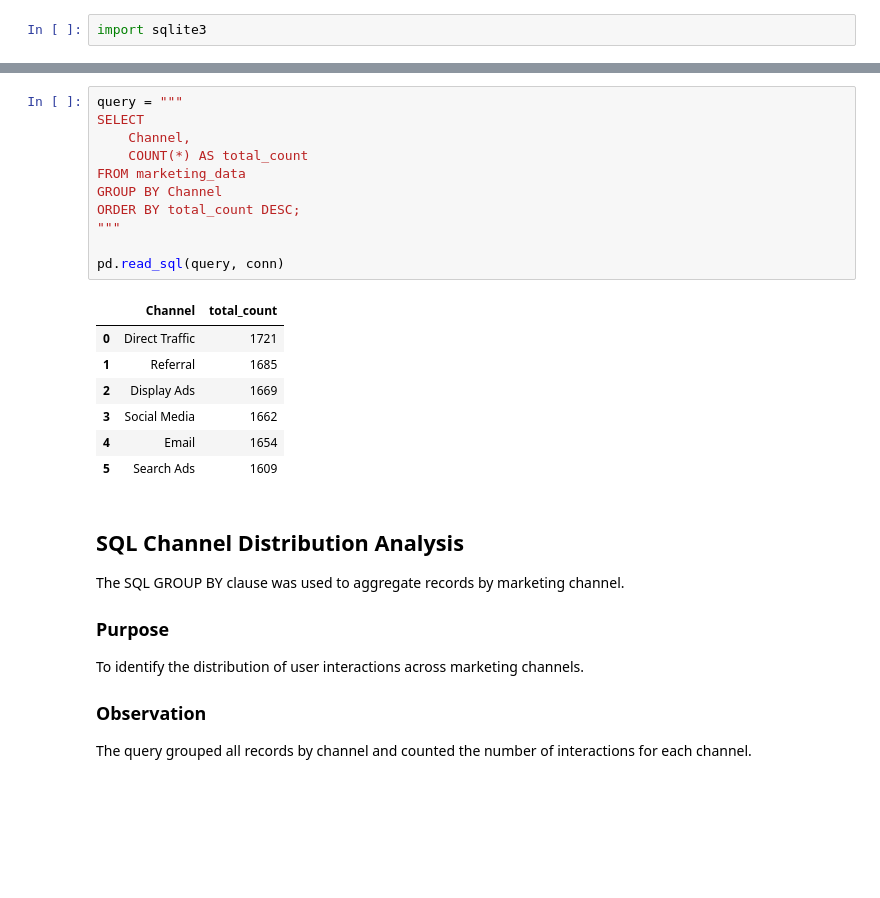
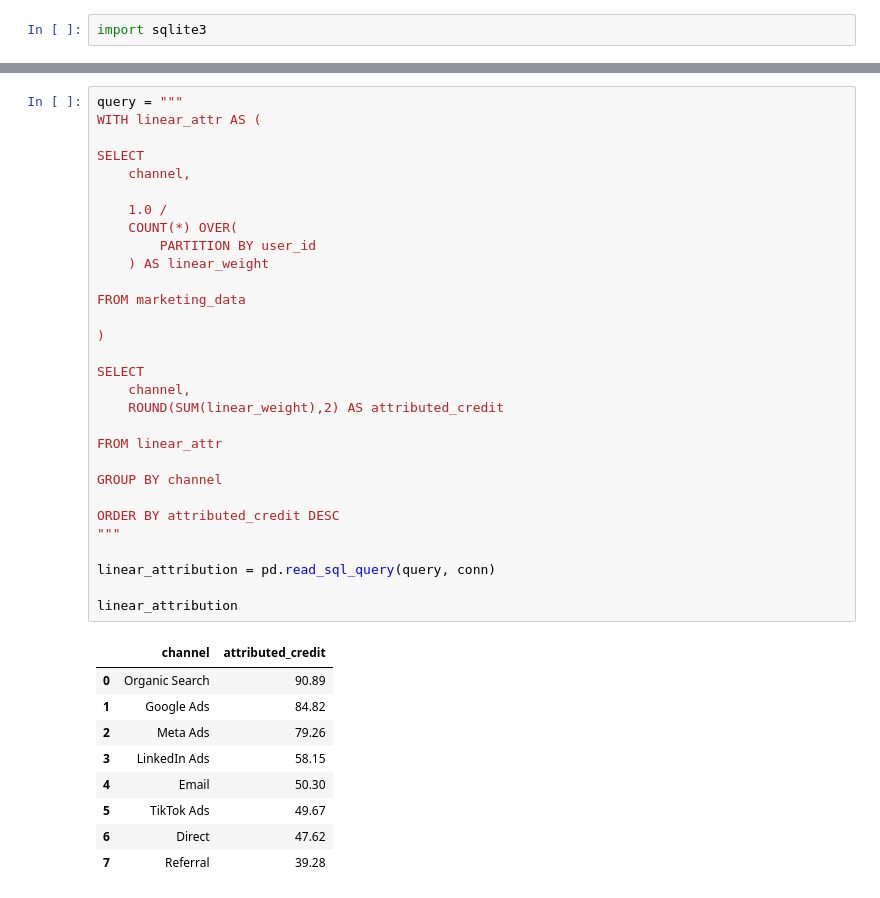
Before and after one commit to SUKstudent/Infotact_Data_Analytics_Internship, a Jupyter notebook: notebooks/EDA.ipynb, the cells around one changed output, grey strips where cells are left out. Drawn from its saved outputs; the diff is of its cells as text; blank space fills up the shorter version.

```diff
--- a/notebooks/EDA.ipynb
+++ b/notebooks/EDA.ipynb
@@ -385,31 +484,40 @@ pd.read_sql(query, conn)
 # %%
 query = """
+WITH linear_attr AS (
+
 SELECT
-    Channel,
-    COUNT(*) AS total_count
+    channel,
+
+    1.0 /
+    COUNT(*) OVER(
+        PARTITION BY user_id
+    ) AS linear_weight
+
 FROM marketing_data
-GROUP BY Channel
-ORDER BY total_count DESC;
+
+)
+
+SELECT
+    channel,
+    ROUND(SUM(linear_weight),2) AS attributed_credit
+
+FROM linear_attr
+
+GROUP BY channel
+
+ORDER BY attributed_credit DESC
 """
 
-pd.read_sql(query, conn)
+linear_attribution = pd.read_sql_query(query, conn)
+
+linear_attribution
 # %% [output]
-|  | Channel | total_count |
-| 0 | Direct Traffic | 1721 |
-| 1 | Referral | 1685 |
-| 2 | Display Ads | 1669 |
-| 3 | Social Media | 1662 |
-| 4 | Email | 1654 |
-| 5 | Search Ads | 1609 |
+|  | channel | attributed_credit |
+| 0 | Organic Search | 90.89 |
+| 1 | Google Ads | 84.82 |
+| 2 | Meta Ads | 79.26 |
+| 3 | LinkedIn Ads | 58.15 |
+| 4 | Email | 50.30 |
+| 5 | TikTok Ads | 49.67 |
+| 6 | Direct | 47.62 |
+| 7 | Referral | 39.28 |
-# %% [markdown]
-## SQL Channel Distribution Analysis
-
-The SQL GROUP BY clause was used to aggregate records by marketing channel.
-
-### Purpose
-
-To identify the distribution of user interactions across marketing channels.
-
-### Observation
-
-The query grouped all records by channel and counted the number of interactions for each channel.
```
Also changed, not shown: parts of 69 cells of this notebook.
